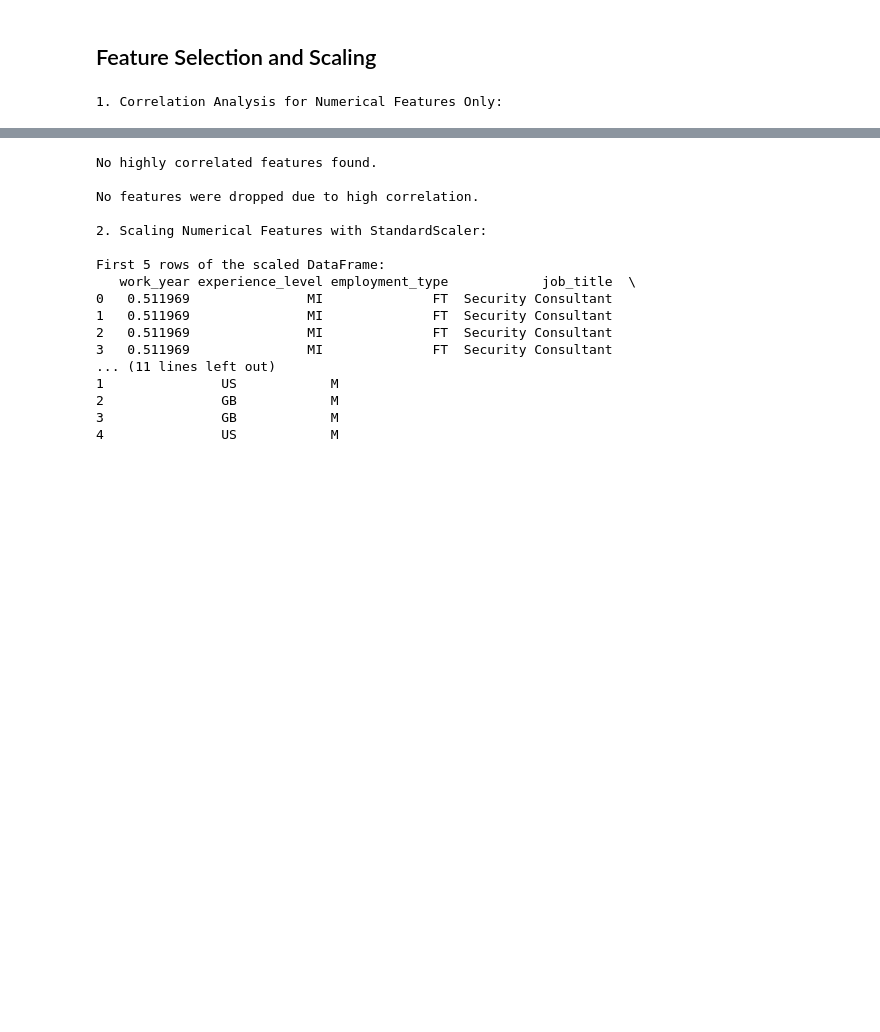
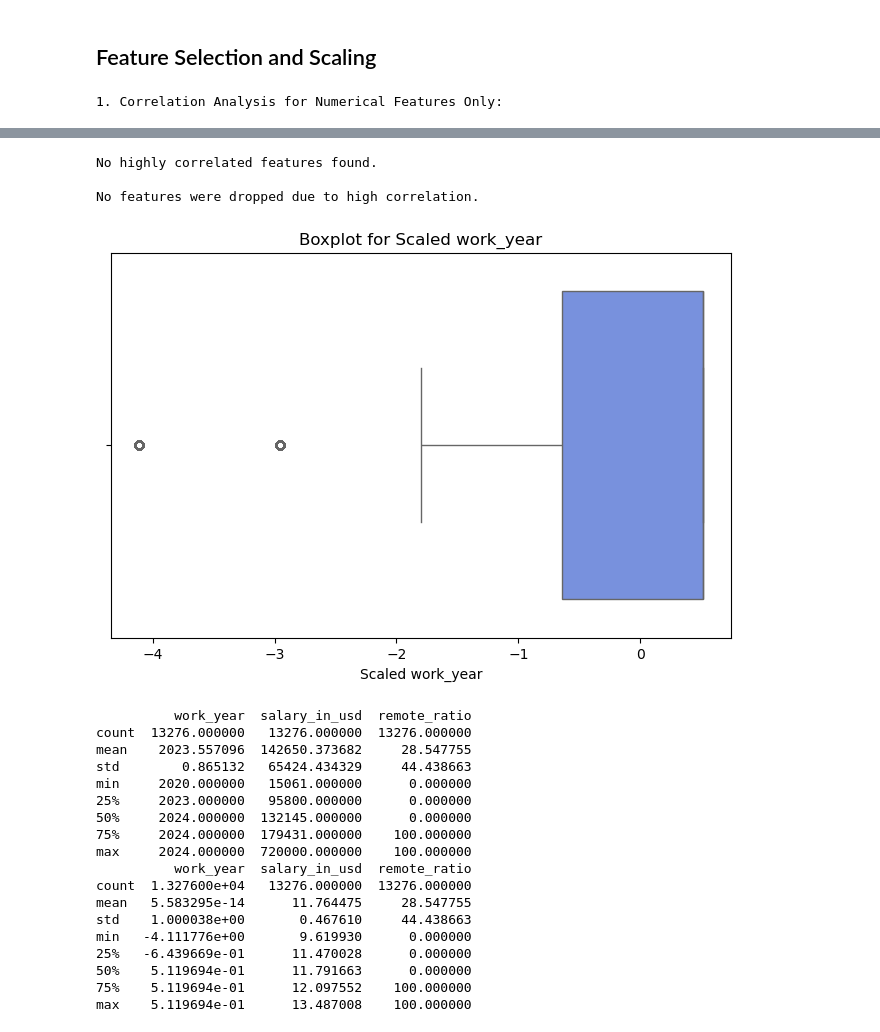
Before and after one commit to isnotJack/AI-project, a Jupyter notebook: test.ipynb, the cells around one changed output, grey strips where cells are left out. Drawn from its saved outputs; the diff is of its cells as text; code cells hidden in the pictures; blank space fills up the shorter version.

```diff
--- a/test.ipynb
+++ b/test.ipynb
@@ -735,44 +810,78 @@ plt.show()
 # Identify highly correlated features
 threshold = 0.85  # Set threshold for correlation
 high_corr_pairs = []
 
 for col in correlation_matrix.columns:
     for idx in correlation_matrix.index:
         if col != idx and abs(correlation_matrix.loc[idx, col]) > threshold:
             high_corr_pairs.append((col, idx))
 
 # Print highly correlated feature pairs
 if high_corr_pairs:
     print("\nHighly Correlated Feature Pairs (Correlation > 0.85):")
     for pair in high_corr_pairs:
         print(f" - {pair[0]} and {pair[1]}")
 else:
     print("\nNo highly correlated features found.")
 
 # Drop one feature of highly correlated pairs (if any)
 features_to_drop = list(set([pair[1] for pair in high_corr_pairs]))
 if features_to_drop:
     df = df.drop(features_to_drop, axis=1)
     print(f"\nDropped features due to high correlation: {features_to_drop}")
 else:
     print("\nNo features were dropped due to high correlation.")
+
+# 2. Scaling work_year (while excluding remote_ratio)
+# print("\n2. Scaling work_year with StandardScaler:")
+
+# scaler = StandardScaler()
+
+# # Apply scaling to work_year only
+# df[['work_year']] = scaler.fit_transform(df[['work_year']])
+
+# # Display the first few rows to verify the scaling
+# print("\nFirst 5 rows after scaling work_year:")
+# print(df[['work_year', 'remote_ratio']].head())
+
+# # Check summary statistics to confirm scaling
+# print("\nSummary statistics after scaling work_year:")
+# print(df[['work_year', 'remote_ratio']].describe())
+# Visualizzare work_year senza scalare df
+df_copy['work_year'] = df_copy['work_year']
+scaler = StandardScaler()
+df_copy[['work_year']] = scaler.fit_transform(df_copy[['work_year']])
+
+plt.figure(figsize=(8, 5))
+sns.boxplot(x=df_copy['work_year'])
+plt.title("Boxplot for Scaled work_year")
+plt.xlabel("Scaled work_year")
+plt.show()
+
+print(df.describe())
+print(df_copy.describe())
 # %% [output]
 1. Correlation Analysis for Numerical Features Only:
 [figure]
 No highly correlated features found.
 
 No features were dropped due to high correlation.
-
-2. Scaling Numerical Features with StandardScaler:
-
-First 5 rows of the scaled DataFrame:
-   work_year experience_level employment_type            job_title  \
-0   0.511969               MI              FT  Security Consultant
-1   0.511969               MI              FT  Security Consultant
-2   0.511969               MI              FT  Security Consultant
-3   0.511969               MI              FT  Security Consultant
-... (11 lines left out)
-1               US            M
-2               GB            M
-3               GB            M
-4               US            M
+[figure, added]
+          work_year  salary_in_usd  remote_ratio
+count  13276.000000   13276.000000  13276.000000
+mean    2023.557096  142650.373682     28.547755
+std        0.865132   65424.434329     44.438663
+min     2020.000000   15061.000000      0.000000
+25%     2023.000000   95800.000000      0.000000
+50%     2024.000000  132145.000000      0.000000
+75%     2024.000000  179431.000000    100.000000
+max     2024.000000  720000.000000    100.000000
+          work_year  salary_in_usd  remote_ratio
+count  1.327600e+04   13276.000000  13276.000000
+mean   5.583295e-14      11.764475     28.547755
+std    1.000038e+00       0.467610     44.438663
+min   -4.111776e+00       9.619930      0.000000
+25%   -6.439669e-01      11.470028      0.000000
+50%    5.119694e-01      11.791663      0.000000
+75%    5.119694e-01      12.097552    100.000000
+max    5.119694e-01      13.487008    100.000000
```
Also changed, not shown: parts of 13 cells of this notebook, 1 other file.
